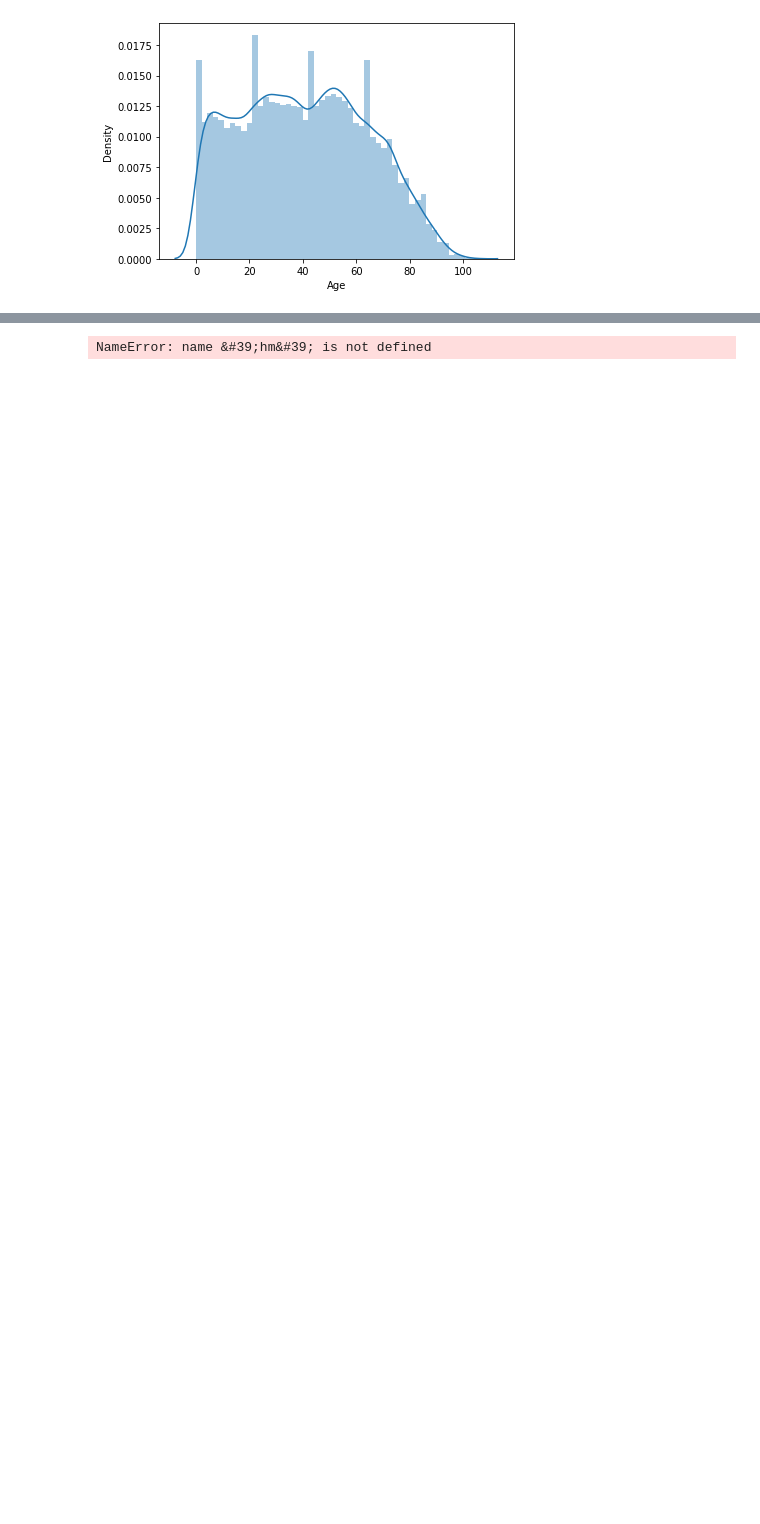
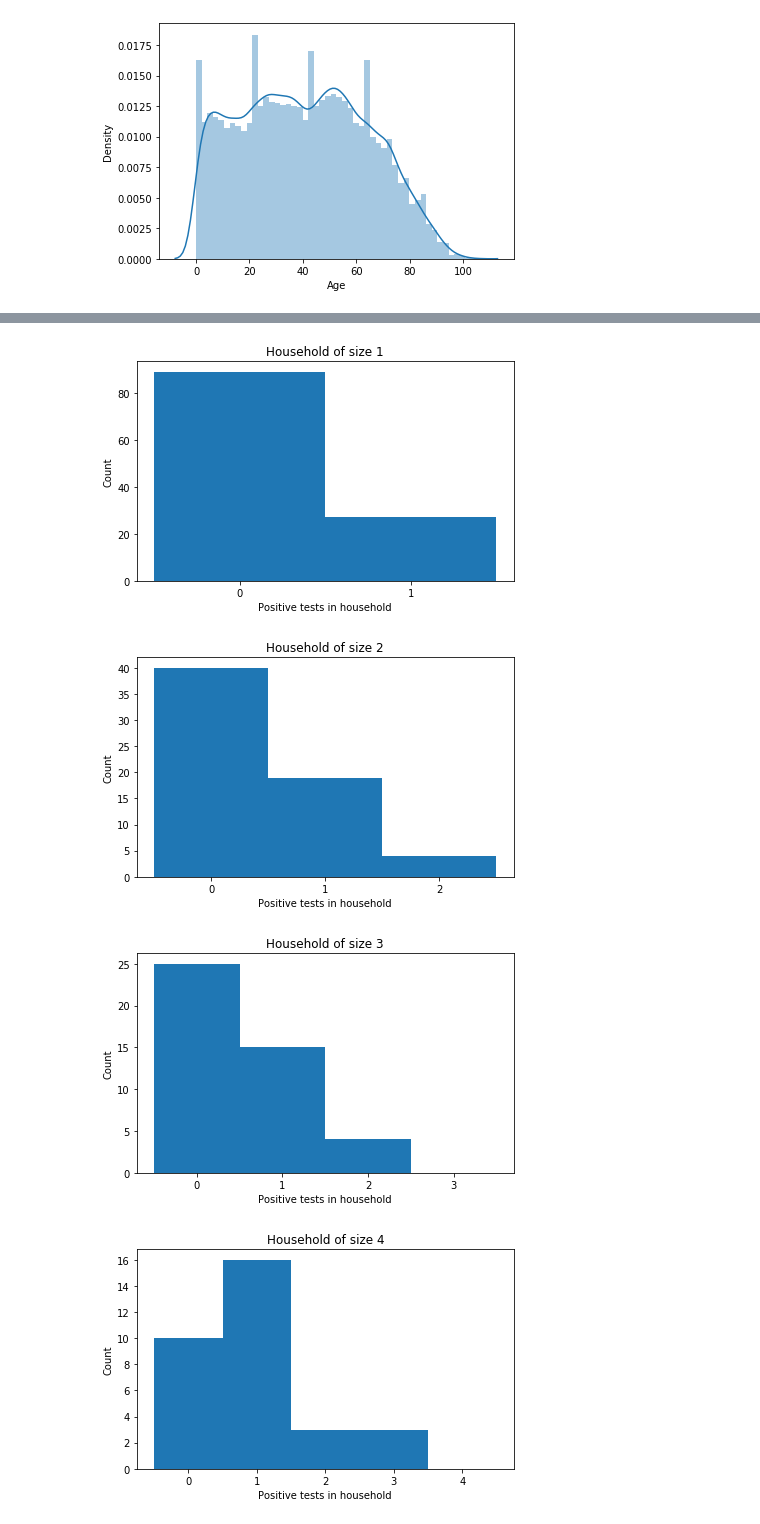
Before and after one commit to opensafely/households-research, a Jupyter notebook: analysis/opensafely_eda_test_notebook.ipynb, the cells around one changed output, grey strips where cells are left out. Drawn from its saved outputs; the diff is of its cells as text; code cells hidden in the pictures; blank space fills up the shorter version.

```diff
--- a/analysis/opensafely_eda_test_notebook.ipynb
+++ b/analysis/opensafely_eda_test_notebook.ipynb
@@ -93,14 +64,19 @@ logging.info('Household size figure plotted')
 # %%
 # Look at the distribution of cases in households by size
 
-for nhsize in range(1,hm+1):
-    jj = np.where(hhsizes==nhsize)[0]
+max_household_size = 10
+for nhsize in range(1,max_household_size + 1):
+    households = counts_for_charts[counts_for_charts.total_size == nhsize]
     plt.figure(figsize=(6,4))
-    plt.hist(hhpos[jj],np.arange(-0.5,nhsize+1.5,1.))
-    plt.xticks(np.arange(0,nhsize+1,1))
-    plt.xlabel('Household Size')
+    plt.title("Household of size %s" % nhsize)
+    plt.hist(households.case, bins=range(nhsize+2), align="left")
+    plt.xticks(range(nhsize+1))
+    plt.xlabel('Positive tests in household')
     plt.ylabel('Count')
     plt.tight_layout()
     plt.savefig('./hh_cases_' + str(nhsize) + '.pdf')
 # %% [output]
-NameError: name &#39;hm&#39; is not defined
+[figure, added]
+[figure, added]
+[figure, added]
+[figure, added]
```
Also changed, not shown: parts of 9 cells of this notebook.
